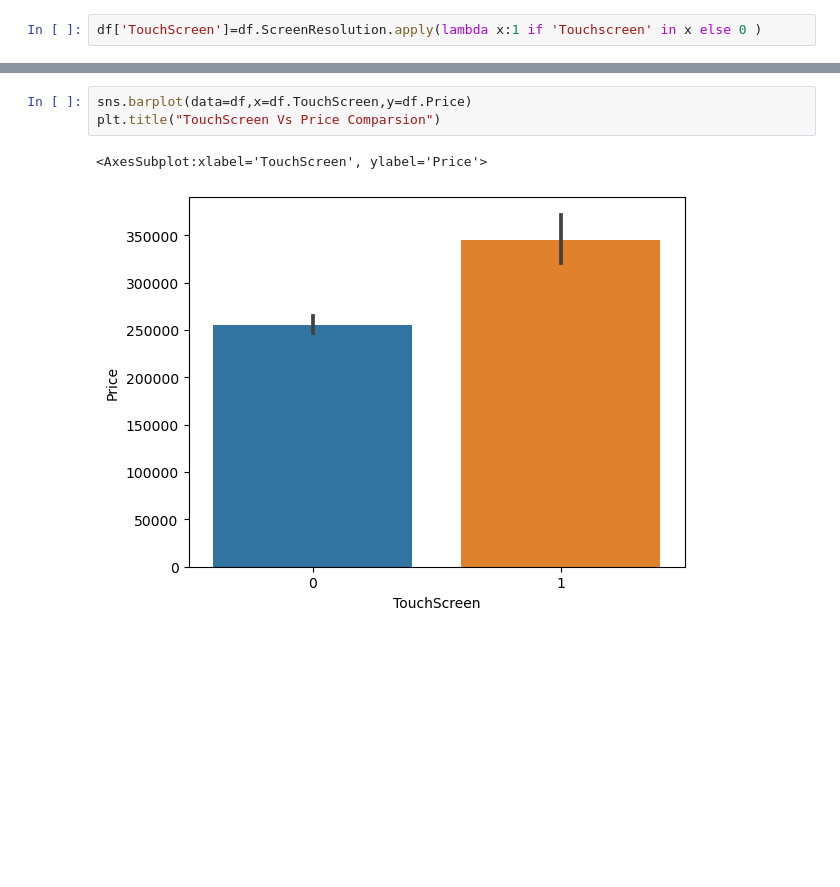
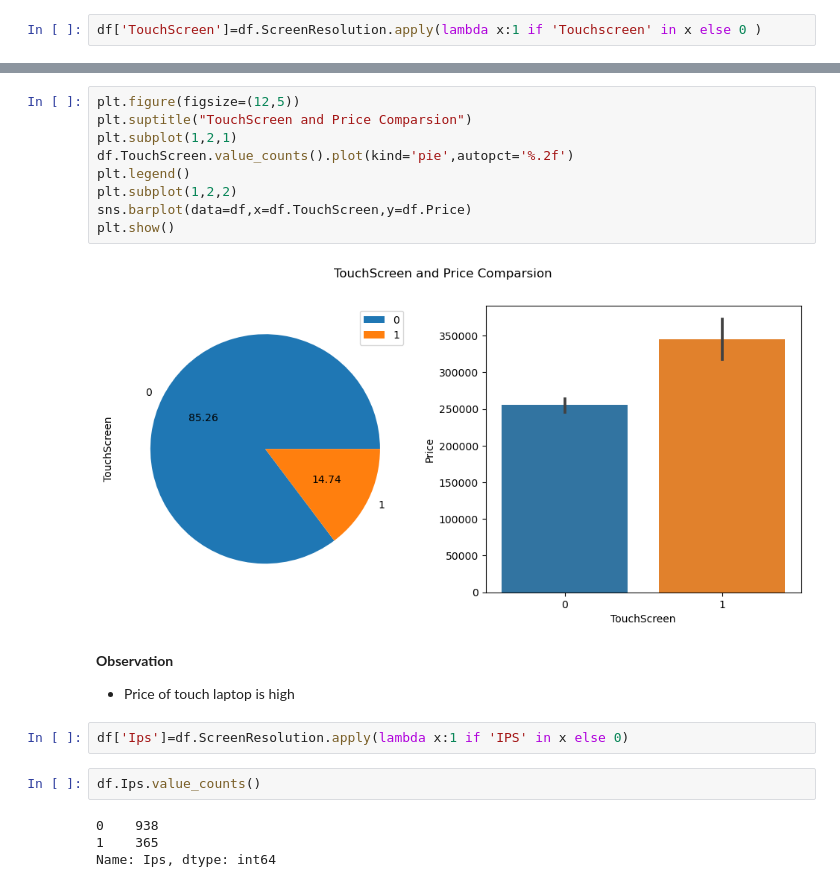
Before and after one commit to Sialsanwal/Data-Science, a Jupyter notebook: Laptop Price/Feature engineering and Modeling.ipynb, the cells around one changed output, grey strips where cells are left out. Cells and saved outputs as stored; diff of their text form; blank space fills up the shorter version.

```diff
--- a/Laptop Price/Feature engineering and Modeling.ipynb
+++ b/Laptop Price/Feature engineering and Modeling.ipynb
@@ -148,6 +142,22 @@ plt.show()
-# %%
-sns.barplot(data=df,x=df.TouchScreen,y=df.Price)
-plt.title("TouchScreen Vs Price Comparsion")
-# %% [output]
-<AxesSubplot:xlabel='TouchScreen', ylabel='Price'>
-[figure, removed]
+# %%
+plt.figure(figsize=(12,5))
+plt.suptitle("TouchScreen and Price Comparsion")
+plt.subplot(1,2,1)
+df.TouchScreen.value_counts().plot(kind='pie',autopct='%.2f')
+plt.legend()
+plt.subplot(1,2,2)
+sns.barplot(data=df,x=df.TouchScreen,y=df.Price)
+plt.show()
+# %% [output]
+[figure, added]
+# %% [markdown]
+**Observation**
+- Price of touch laptop is high
+# %%
+df['Ips']=df.ScreenResolution.apply(lambda x:1 if 'IPS' in x else 0)
+# %%
+df.Ips.value_counts()
+# %% [output]
+0    938
+1    365
+Name: Ips, dtype: int64
```
Also changed, not shown: parts of 2 cells of this notebook.
